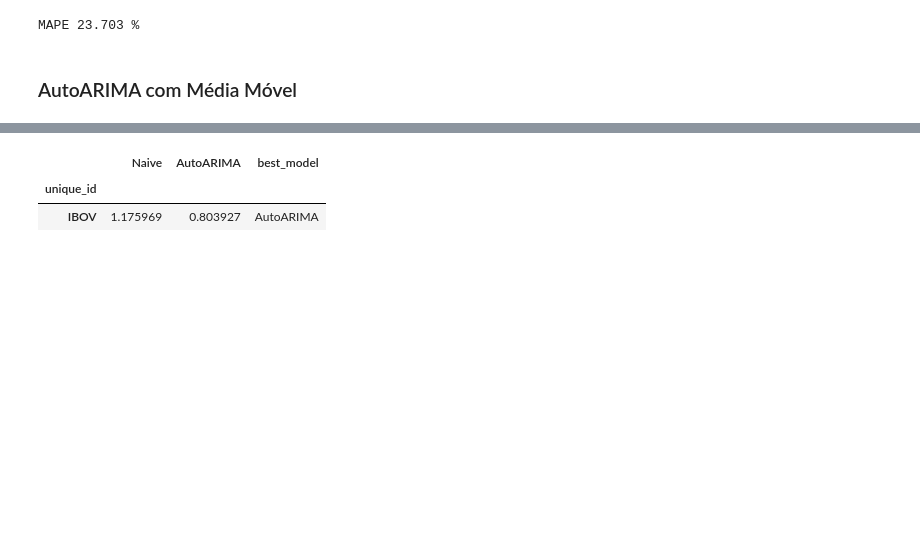
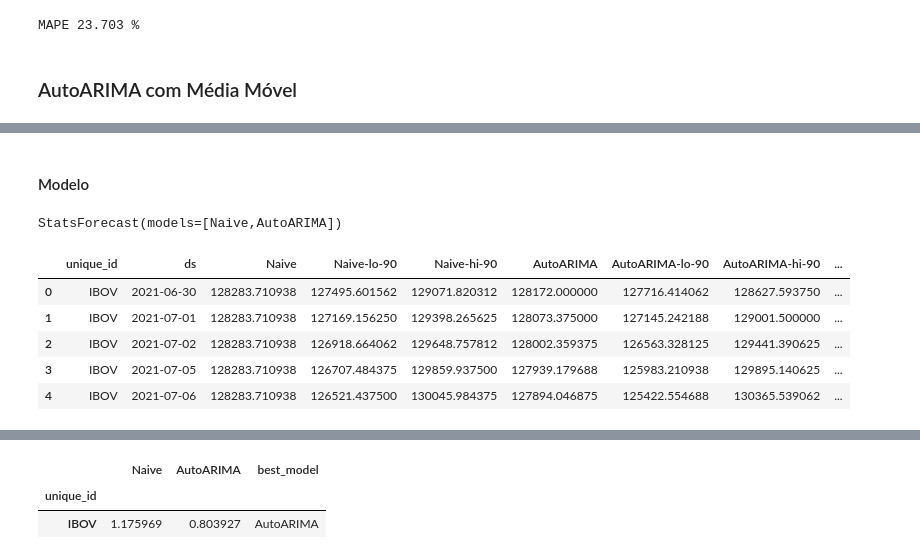
Before and after one commit to agcorrea/fiap-techchallenge-grupo41, a Jupyter notebook: fase-2/predicao-ibovespa.ipynb, the cells around one changed output, grey strips where cells are left out. Cells and saved outputs as stored; diff of their text form; code cells hidden in the pictures; blank space fills up the shorter version.

```diff
--- a/fase-2/predicao-ibovespa.ipynb
+++ b/fase-2/predicao-ibovespa.ipynb
@@ -1309,0 +1233,2 @@ forecasts_df.head()
+# %% [markdown]
+#### Modelo
@@ -1309,0 +1245,19 @@ forecasts_df.head()
+# %%
+Y_df = df_statsforecast[(df_statsforecast['ds'] >= '2021-01-01') & (df_statsforecast['ds'] < '2021-06-30')].copy()
+validacao_df = df_statsforecast[(df_statsforecast['ds'] >= '2021-06-30') & (df_statsforecast['ds'] < '2021-07-10')].copy()
+
+sf.fit(Y_df)
+# %% [output]
+StatsForecast(models=[Naive,AutoARIMA])
+# %%
+forecasts_df = sf.predict(h=h, level=[90])
+forecasts_df = forecasts_df.reset_index().merge(validacao_df, on=['ds', 'unique_id'], how='left')
+
+forecasts_df.head()
+# %% [output]
+|  | unique_id | ds | Naive | Naive-lo-90 | Naive-hi-90 | AutoARIMA | AutoARIMA-lo-90 | AutoARIMA-hi-90 | ... |
+| 0 | IBOV | 2021-06-30 | 128283.710938 | 127495.601562 | 129071.820312 | 128172.000000 | 127716.414062 | 128627.593750 | ... |
+| 1 | IBOV | 2021-07-01 | 128283.710938 | 127169.156250 | 129398.265625 | 128073.375000 | 127145.242188 | 129001.500000 | ... |
+| 2 | IBOV | 2021-07-02 | 128283.710938 | 126918.664062 | 129648.757812 | 128002.359375 | 126563.328125 | 129441.390625 | ... |
+| 3 | IBOV | 2021-07-05 | 128283.710938 | 126707.484375 | 129859.937500 | 127939.179688 | 125983.210938 | 129895.140625 | ... |
+| 4 | IBOV | 2021-07-06 | 128283.710938 | 126521.437500 | 130045.984375 | 127894.046875 | 125422.554688 | 130365.539062 | ... |
```
Also changed, not shown: parts of 32 cells of this notebook.
